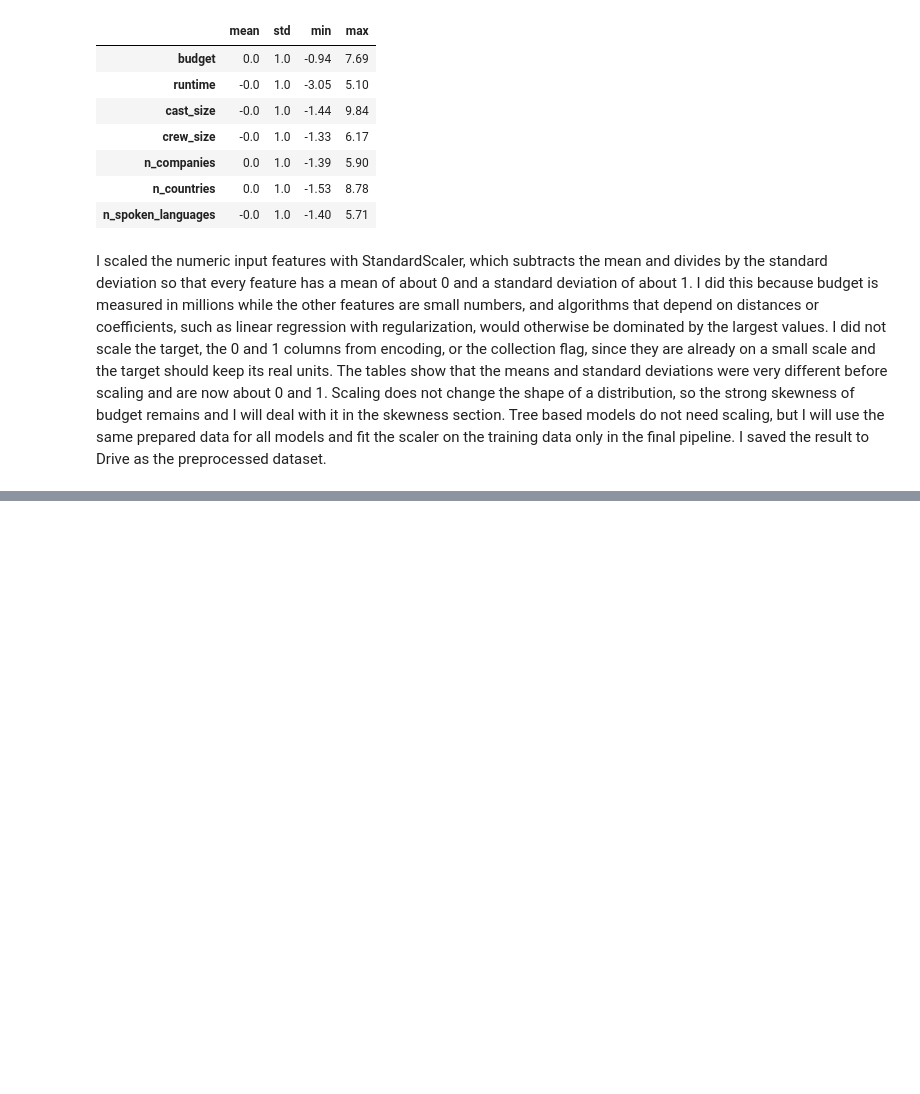
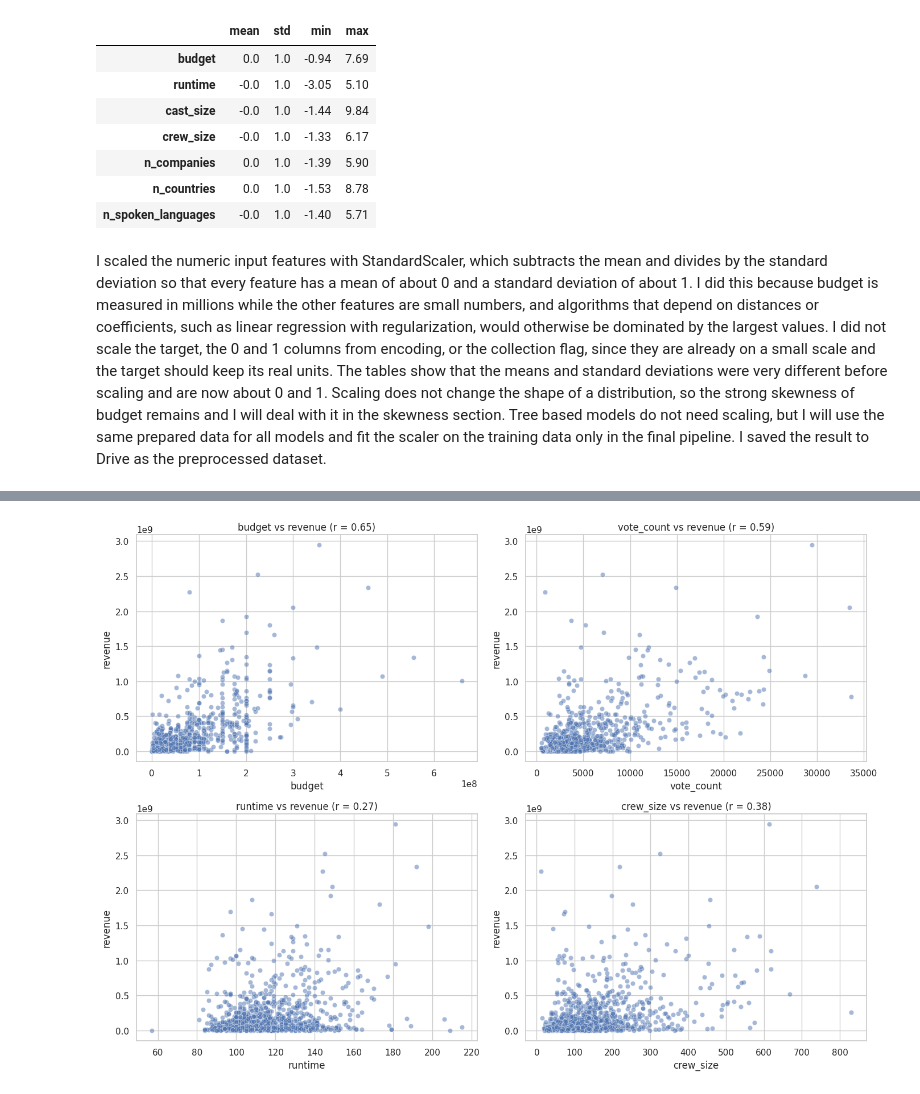
Before and after one commit to eishaiqbal767-cmyk/AI-TMBD-MOVIES-PROJECT, a Jupyter notebook: Notebooks/TMBD_Project.ipynb, the cells around one changed output, grey strips where cells are left out. Saved outputs shown, nothing was run; the diff lists cells and outputs as text; code cells hidden in the pictures; blank space fills up the shorter version.

```diff
--- a/Notebooks/TMBD_Project.ipynb
+++ b/Notebooks/TMBD_Project.ipynb
@@ -817,0 +870,13 @@ I scaled the numeric input features with StandardScaler, which subtracts the mea
+# %%
+pairs = [('budget', 'revenue'), ('vote_count', 'revenue'),
+         ('runtime', 'revenue'), ('crew_size', 'revenue')]
+
+fig, axes = plt.subplots(2, 2, figsize=(14, 10))
+for ax, (x, y) in zip(axes.ravel(), pairs):
+    d = eda[[x, y]].dropna()
+    sns.scatterplot(data=d, x=x, y=y, alpha=0.5, ax=ax)
+    ax.set_title(f'{x} vs {y} (r = {d[x].corr(d[y]):.2f})')
+plt.tight_layout()
+plt.show()
+# %% [output]
+[figure, added]
```
Also changed, not shown: parts of 15 cells of this notebook.
